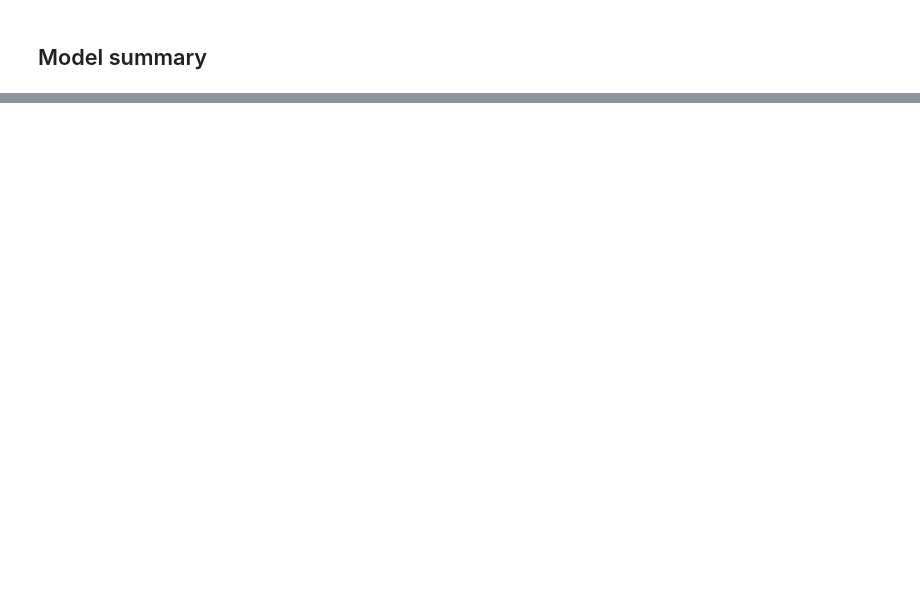
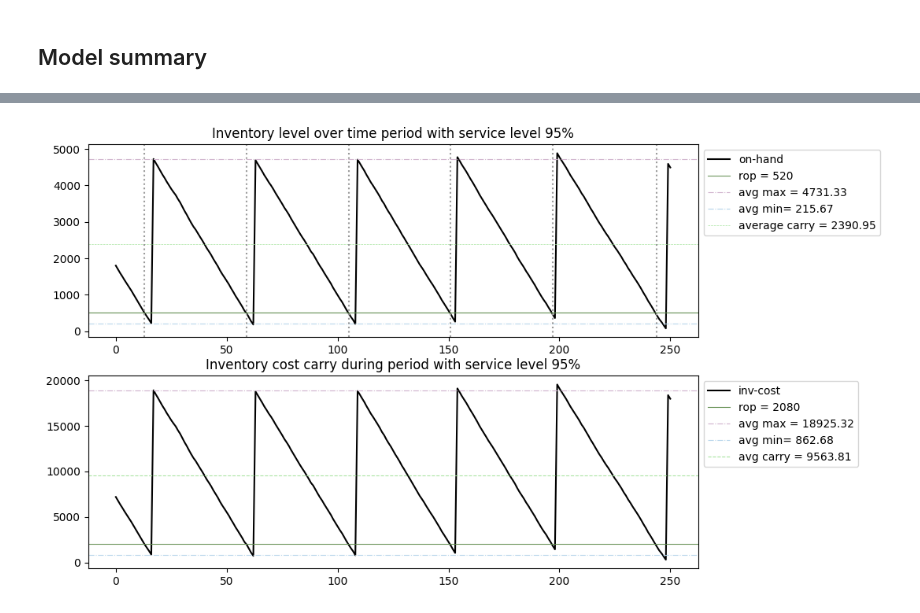
Before and after one commit to titirat-s/Inventory_Modeling, a Jupyter notebook: Case_modeling.ipynb, the cells around one changed output, grey strips where cells are left out. Cells and saved outputs as stored; diff of their text form; code cells hidden in the pictures; blank space fills up the shorter version.

```diff
--- a/Case_modeling.ipynb
+++ b/Case_modeling.ipynb
@@ -322,21 +420,23 @@ df[df["on_hand"] <= 0]
 # %%
 # @markdown Inventory level model plot ls=95%
 fig, axs = plt.subplots(2, figsize=(10, 7))
 
 axs[0].plot(df["on_hand"], label="on-hand", c='k')
 axs[0].axhline(y=model_rop, label=f"rop = {model_rop}", c='#659053', ls='-', lw=0.8)
 axs[0].axhline(y= avg_max_onhand, label=f"avg max = {avg_max_onhand}", c='#d1b4ce', ls='-.', lw=0.8)
 axs[0].axhline(y= avg_min_onhand, label=f"avg min= {avg_min_onhand}", c='#b6d5eb', ls='-.', lw=0.8)
 axs[0].axhline(y=inv_avg , label=f"average carry = {inv_avg}", c='#a8e4a0', ls='--', lw=0.5)
 for i in df[df["rop_check"]==True].index:
   axs[0].axvline(x=i,  ymax= 130 ,c='#999999',ls=":")
 axs[0].set_title("Inventory level over time period with service level 95%")
-axs[0].legend(loc=7);
+axs[0].legend(bbox_to_anchor=(1.0, 1.0),loc=2);
 
 axs[1].plot(df["onhand_cost"], label="inv-cost", c='k', ls="-")
 axs[1].axhline(y=model_rop*4, label=f"rop = {model_rop*4}", c='#659053', ls='-', lw=0.8)
 axs[1].axhline(y=avg_max_onhand*4, label=f"avg max = {avg_max_onhand*4}", c='#d1b4ce', ls='-.',lw=0.8)
 axs[1].axhline(y=avg_min_onhand*4, label=f"avg min= {avg_min_onhand*4}", c='#b6d5eb', ls='-.', lw=0.8)
 axs[1].axhline(y=inv_cost_avg, label=f"avg carry = {inv_cost_avg}", c='#a8e4a0', ls='--', lw=0.8)
 axs[1].set_title("\nInventory cost carry during period with service level 95%")
-axs[1].legend(loc=7);
+axs[1].legend(bbox_to_anchor=(1.0, 1.0),loc=2);
+# %% [output]
+[figure, added]
```
Also changed, not shown: parts of 32 cells of this notebook, 2 other files.
